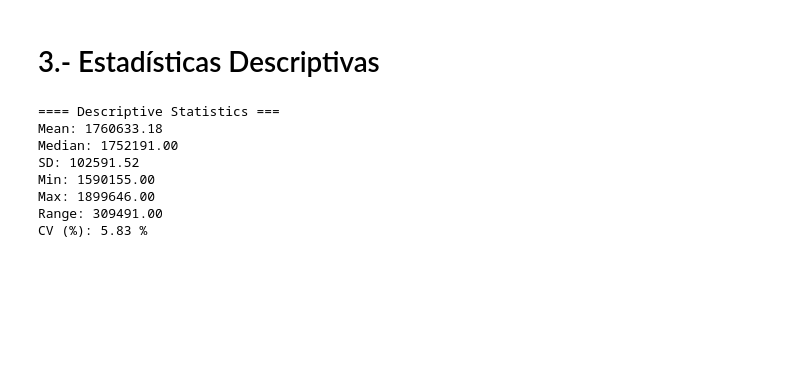
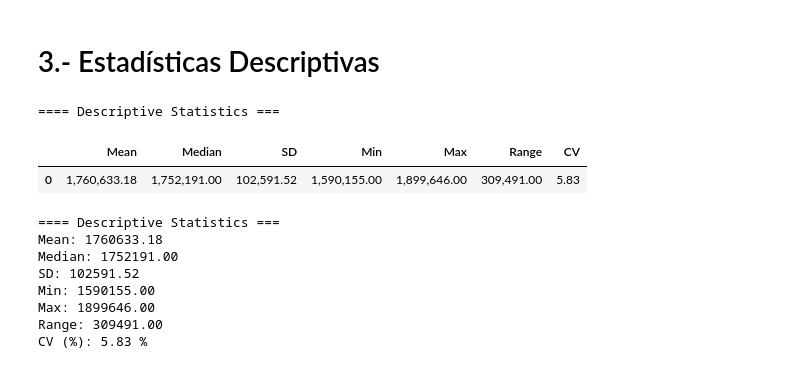
Before and after one commit to jsancheg/Europe_Cancer_Incidence, a Jupyter notebook: src/models/EDA Series.ipynb, the cells around one changed output. Cells and saved outputs as stored; diff of their text form; code cells hidden in the pictures; blank space fills up the shorter version.

```diff
--- a/src/models/EDA Series.ipynb
+++ b/src/models/EDA Series.ipynb
@@ -23,5 +30,8 @@ import statsmodels
 # %%
+# Obtener el directorio del script
 
-# --- Directorios requeridos (Ajustar segun sea necesario) ---
-directory_path = "~/git_environment/Europe_Cancer_Incidence/data/processed"
-file_path = os.path.join(directory_path, "europe_cancer_cases_long_format.csv")
+script_dir = Path.cwd()
+project_root = script_dir.parent.parent
+print(script_dir)
+
+file_path = project_root/ 'data' / 'processed' / 'europe_cancer_cases_long_format.csv'
@@ -178,6 +190,15 @@ plot_basic(ts_europe, "Cancer Incidence in Europe from 2007 to 2017")
 [figure]
 # %% [markdown]
 # 3.- Estadísticas Descriptivas
+# %%
+dict_statistics = functions_ts.descriptive_statistics(ts_europe)
+stats_df = pd.DataFrame(dict_statistics, index = [0])
+
+stats_df.style.format('{:,.2f}')
+# %% [output]
+==== Descriptive Statistics ===
+|  | Mean | Median | SD | Min | Max | Range | CV |
+| 0 | 1,760,633.18 | 1,752,191.00 | 102,591.52 | 1,590,155.00 | 1,899,646.00 | 309,491.00 | 5.83 |
 # %%
 
 #============================================================================
```
Also changed, not shown: parts of 11 cells of this notebook, 1 other file.
